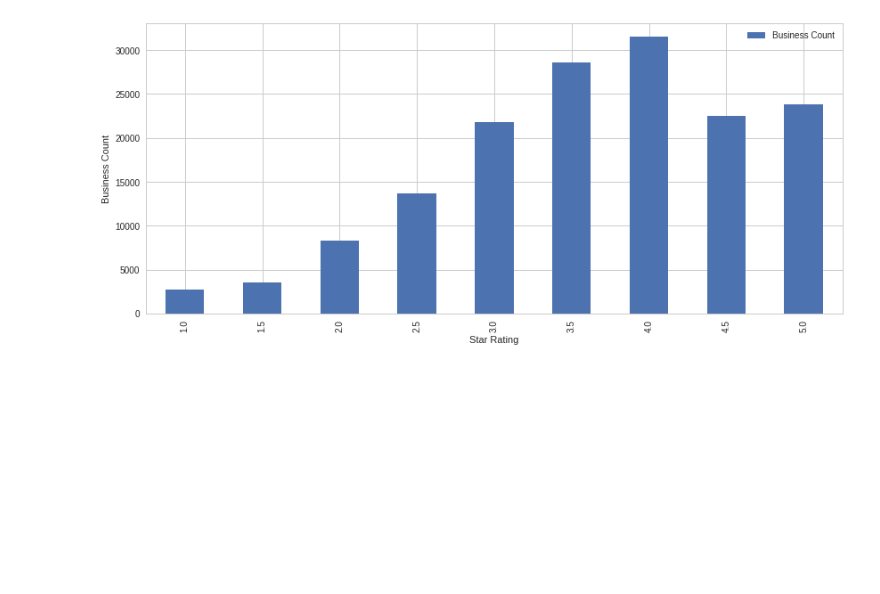
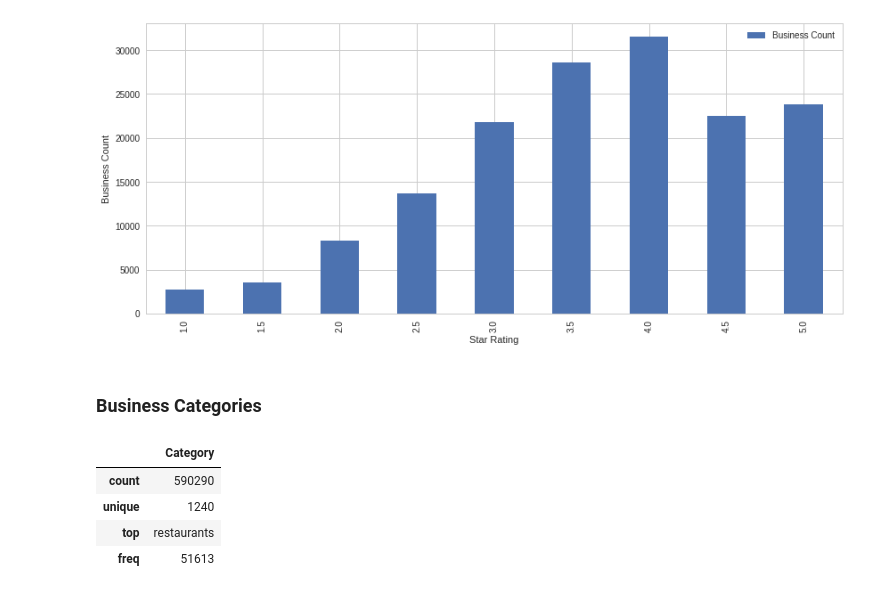
Before and after one commit to bljustice/yelp, a Jupyter notebook: yelp_eda.ipynb, the cells around one changed output. Cells and saved outputs as stored; diff of their text form; code cells hidden in the pictures; blank space fills up the shorter version.

```diff
--- a/yelp_eda.ipynb
+++ b/yelp_eda.ipynb
@@ -248,3 +250,5 @@ plt.title('')
 # %% [output]
 <matplotlib.text.Text at 0x...>
 [figure]
+# %% [markdown]
+### Business Categories
@@ -250,0 +258,8 @@ plt.title('')
+# %%
+categories.describe()
+# %% [output]
+|  | Category |
+| count | 590290 |
+| unique | 1240 |
+| top | restaurants |
+| freq | 51613 |
```
Also changed, not shown: parts of 7 cells of this notebook.
